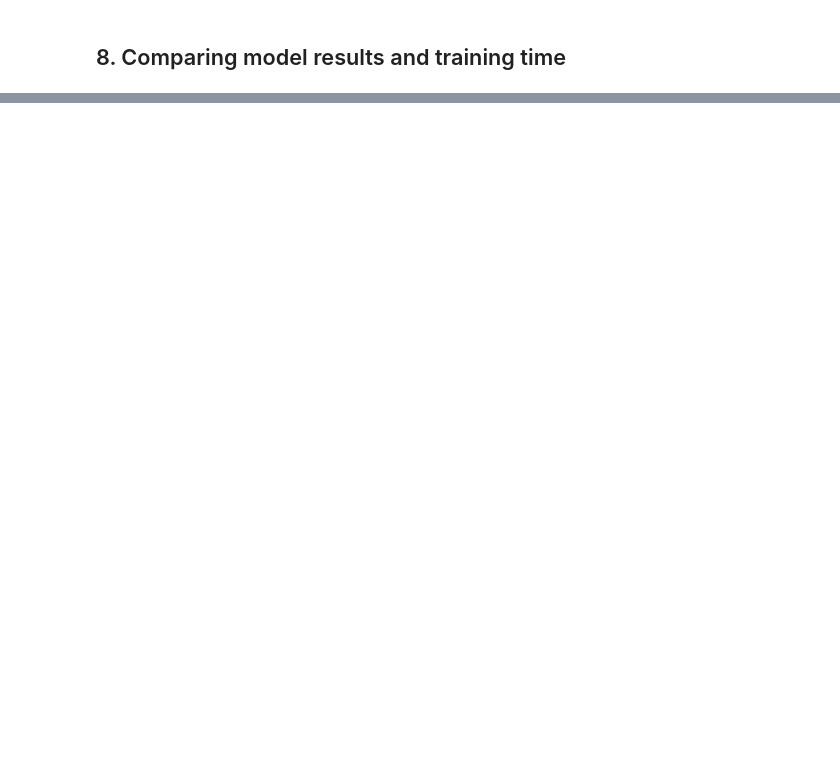
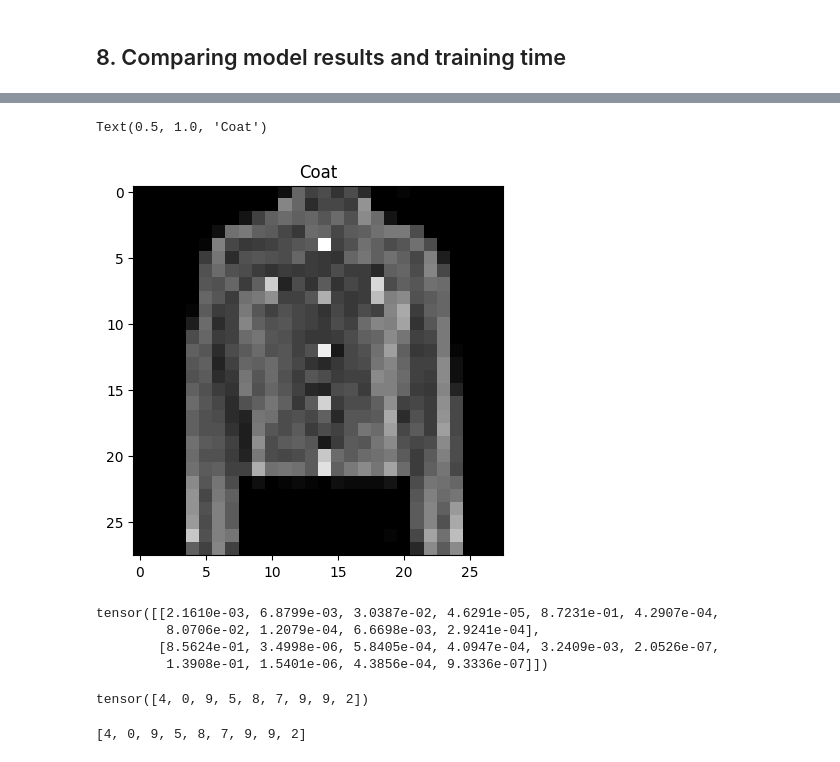
Before and after one commit to DerekHickey6/G-Colab-PyTorch, a Jupyter notebook: 03_PyTorch_computervision.ipynb, the cells around one changed output, grey strips where cells are left out. Cells and saved outputs as stored; diff of their text form; code cells hidden in the pictures; blank space fills up the shorter version.

```diff
--- a/03_PyTorch_computervision.ipynb
+++ b/03_PyTorch_computervision.ipynb
@@ -941,0 +979,28 @@ test
+# %%
+plt.imshow(test_samples[0].squeeze(), cmap="gray")
+plt.title(class_names[test_labels[0]])
+# %% [output]
+Text(0.5, 1.0, 'Coat')
+[figure, added]
+# %%
+# Make predictions - randomly pick data from the test sets and predict on them to see what the model is doing
+pred_probs = make_predictions(model=model_2,
+                              data=test_samples)
+
+# View the first two predicition probabilities
+pred_probs[:2]
+# %% [output]
+tensor([[2.1610e-03, 6.8799e-03, 3.0387e-02, 4.6291e-05, 8.7231e-01, 4.2907e-04,
+         8.0706e-02, 1.2079e-04, 6.6698e-03, 2.9241e-04],
+        [8.5624e-01, 3.4998e-06, 5.8405e-04, 4.0947e-04, 3.2409e-03, 2.0526e-07,
+         1.3908e-01, 1.5401e-06, 4.3856e-04, 9.3336e-07]])
+# %%
+# Convert pred probs to labels
+pred_classes = pred_probs.argmax(dim=1)
+pred_classes
+# %% [output]
+tensor([4, 0, 9, 5, 8, 7, 9, 9, 2])
+# %%
+test_labels
+# %% [output]
+[4, 0, 9, 5, 8, 7, 9, 9, 2]
```
Also changed, not shown: parts of 28 cells of this notebook.
